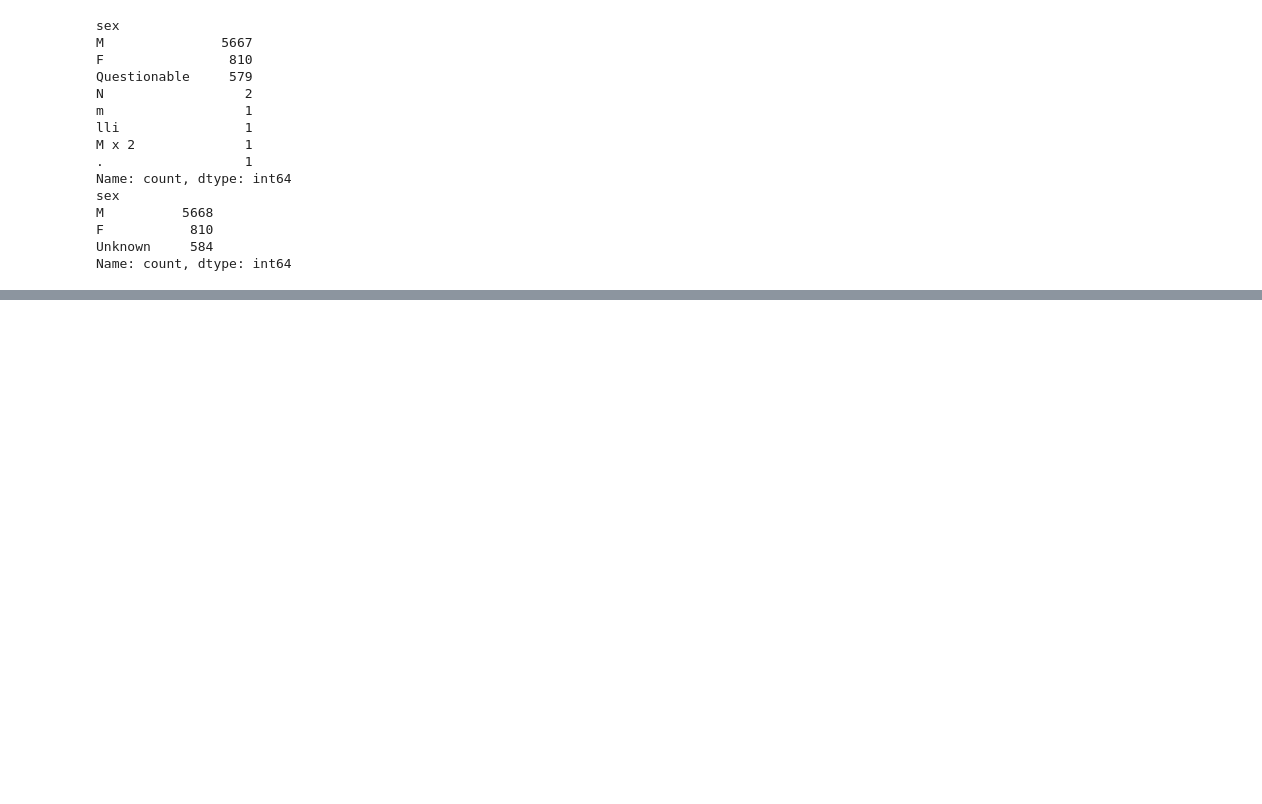
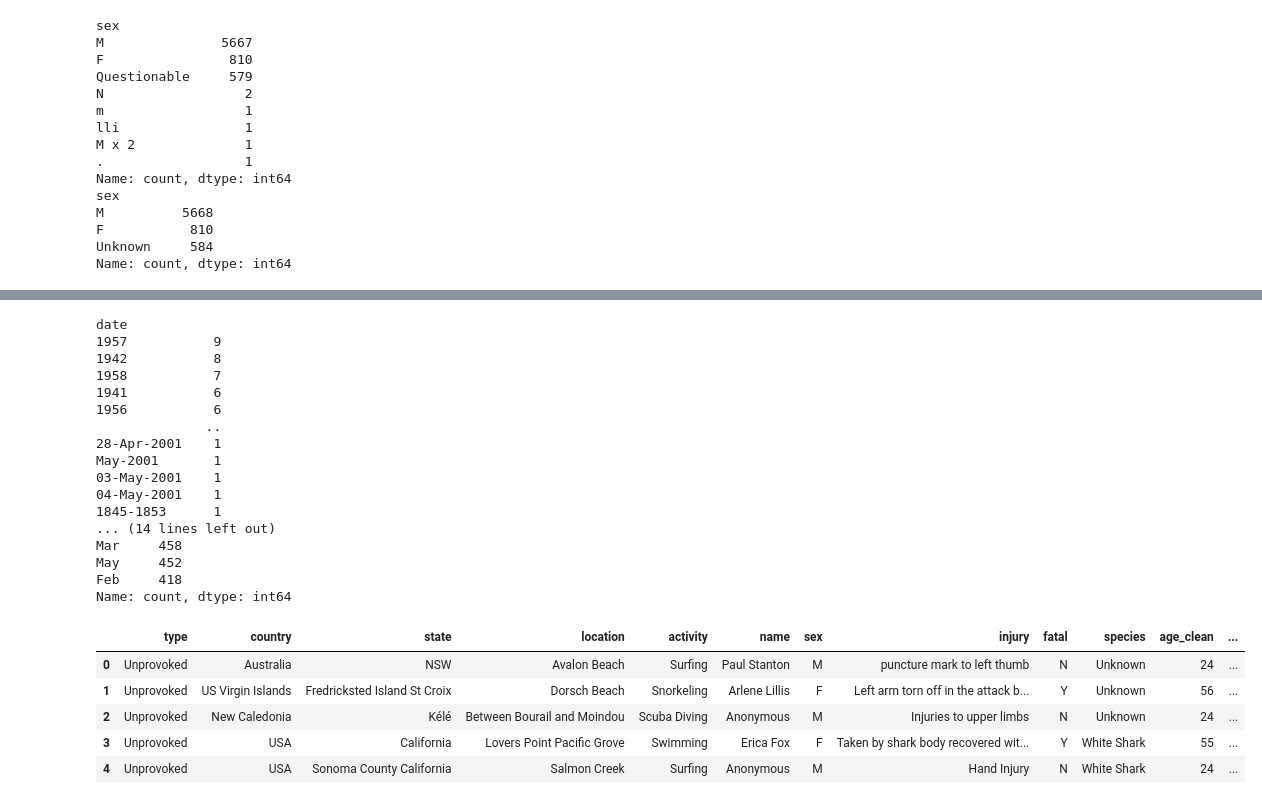
Before and after one commit to juaruibel/shark-attacks-manuel-juanjo, a Jupyter notebook: notebook_limpio.ipynb, the cells around one changed output, grey strips where cells are left out. Drawn from its saved outputs; the diff is of its cells as text; code cells hidden in the pictures; blank space fills up the shorter version.

```diff
--- a/notebook_limpio.ipynb
+++ b/notebook_limpio.ipynb
@@ -370,0 +421,60 @@ Questionable    2992
+# %%
+# En esta celda limpiamos `date`
+
+# Comprobamos
+
+print(df_shark_attacks["date"].value_counts())
+
+print(df_shark_attacks["date"].unique())
+
+# Pasamos apply con una función que extrae el mes de la columna date si existe
+
+def mes_map(date):
+    meses = ['Jan', 'Feb', 'Mar', 'Apr', 'May', 'Jun','Jul', 'Aug', 'Sep', 'Oct', 'Nov', 'Dec']
+    date = str(date).title()
+    for mes in meses:
+        if mes in date:
+            return mes
+    return None
+
+df_shark_attacks["mes"] = df_shark_attacks["date"].apply(mes_map)
+
+# Comprobamos
+
+print(df_shark_attacks["mes"].value_counts(dropna=False))
+
+# Creamos copia del dataframe antes de eliminar la columna
+
+df_backup_mes = df_shark_attacks.copy()
+
+# Eliminamos
+
+df_shark_attacks.drop(columns=['date'], inplace=True)
+
+# Comprobamos
+
+df_shark_attacks.head()
+# %% [output]
+date
+1957           9
+1942           8
+1958           7
+1941           6
+1956           6
+              ..
+28-Apr-2001    1
+May-2001       1
+03-May-2001    1
+04-May-2001    1
+1845-1853      1
+... (14 lines left out)
+Mar     458
+May     452
+Feb     418
+Name: count, dtype: int64
+|  | type | country | state | location | activity | name | sex | injury | fatal | species | age_clean | ... |
+| 0 | Unprovoked | Australia | NSW | Avalon Beach | Surfing | Paul Stanton | M | puncture mark to left thumb | N | Unknown | 24 | ... |
+| 1 | Unprovoked | US Virgin Islands | Fredricksted Island St Croix | Dorsch Beach | Snorkeling | Arlene Lillis | F | Left arm torn off in the attack b... | Y | Unknown | 56 | ... |
+| 2 | Unprovoked | New Caledonia | Kélé | Between Bourail and Moindou | Scuba Diving | Anonymous | M | Injuries to upper limbs | N | Unknown | 24 | ... |
+| 3 | Unprovoked | USA | California | Lovers Point Pacific Grove | Swimming | Erica Fox | F | Taken by shark body recovered wit... | Y | White Shark | 55 | ... |
+| 4 | Unprovoked | USA | Sonoma County California | Salmon Creek | Surfing | Anonymous | M | Hand Injury | N | White Shark | 24 | ... |
```
Also changed, not shown: parts of 8 cells of this notebook.
